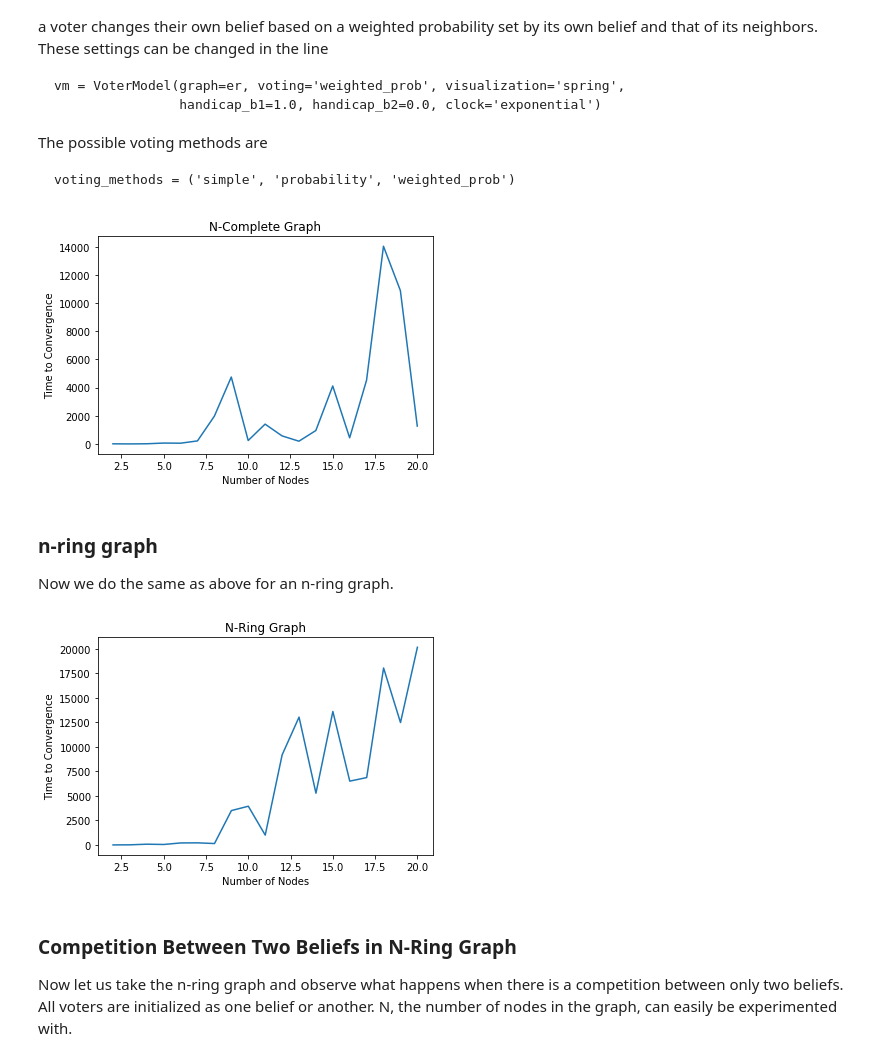
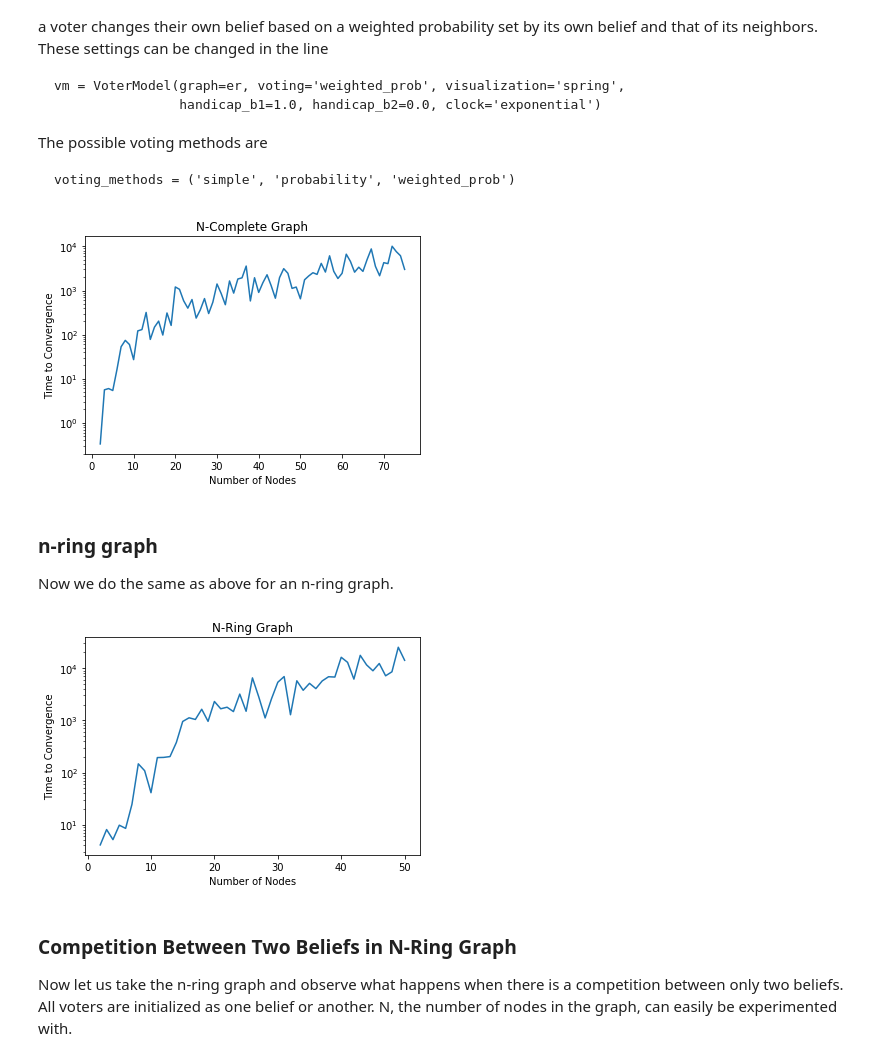
Before and after one commit to vhan95/EECS126_project, a Jupyter notebook: project.ipynb, the cells around one changed output. Saved outputs shown, nothing was run; the diff lists cells and outputs as text; code cells hidden in the pictures.

Commit message:
True single-voter exponential updates

```diff
--- a/project.ipynb
+++ b/project.ipynb
@@ -46,9 +43,9 @@ The possible voting methods are
 
 conv_time_arr = []
 
-for n in range(2,21):
+for n in range(2,76):
     er = complete_graph(n)
-    vm = VoterModel(graph=er, voting='weighted_prob', visualization='spring',
+    vm = VoterModel(graph=er, voting='single_neighbor', visualization='spring',
                     handicap_b1=1.0, handicap_b2=0.0, clock='exponential')
     vm.redraw = False
     vm.initialize('all_unique')
@@ -62,20 +59,24 @@ for n in range(2,21):
     ub = beliefs
     ctr = 0
 
-    while len(set(ub)) != 1 and ctr < 1000:
-        ctr += 1
-        cb, ub, ta = vm.update()
-        flux_arr, belief_arr, time_arr = track_changes(cb, ub, ta, flux_arr, belief_arr, time_arr, beliefs)
+    # Average over 5 runs
+    conv_time_arr.append(0)
+    for _ in range(5):
+        while len(set(ub)) != 1 and ctr < 10000:
+            ctr += 1
+            cb, ub, ta = vm.update()
+            flux_arr, belief_arr, time_arr = track_changes(cb, ub, ta, flux_arr, belief_arr, time_arr, beliefs)
 
-    conv_time_arr.append(convergence_time(time_arr, belief_arr))
+        conv_time_arr[-1] += convergence_time(time_arr, belief_arr) / 5.
 # %%
-plt.plot(range(2,21),conv_time_arr)
+plt.plot(range(2,76),conv_time_arr)
 plt.xlabel('Number of Nodes')
 plt.ylabel('Time to Convergence')
 plt.title('N-Complete Graph')
+plt.yscale('log')
 plt.show()
 # %% [output]
-[figure, old version]
+[figure, new version]
 # %% [markdown]
 ### n-ring graph
 Now we do the same as above for an n-ring graph.
@@ -109,11 +113,12 @@ for n in range(2,21):
 # %%
-plt.plot(range(2,21),conv_time_arr)
+plt.plot(range(2,51),conv_time_arr)
 plt.xlabel('Number of Nodes')
 plt.ylabel('Time to Convergence')
 plt.title('N-Ring Graph')
+plt.yscale('log')
 plt.show()
 # %% [output]
-[figure, old version]
+[figure, new version]
 # %% [markdown]
 ### Competition Between Two Beliefs in N-Ring Graph
 Now let us take the n-ring graph and observe what happens when there is a competition between only two beliefs. All voters are initialized as one belief or another. N, the number of nodes in the graph, can easily be experimented with.
```
Also changed, not shown: parts of 11 cells of this notebook, 1 other file.
